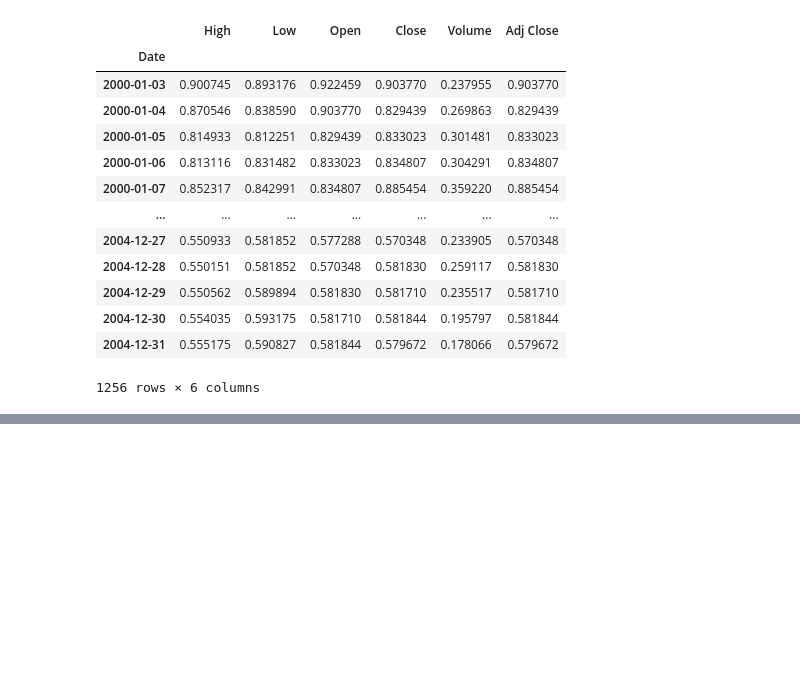
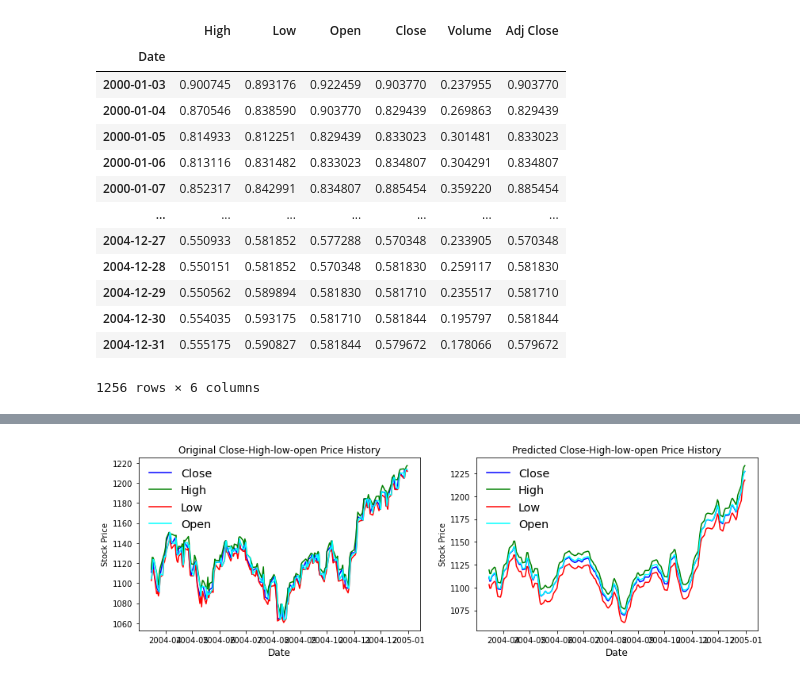
Before and after one commit to darouyc/SP_500, a Jupyter notebook: Devoir1.ipynb, the cells around one changed output, grey strips where cells are left out. Saved outputs shown, nothing was run; the diff lists cells and outputs as text; code cells hidden in the pictures; blank space fills up the shorter version.

```diff
--- a/Devoir1.ipynb
+++ b/Devoir1.ipynb
@@ -243,0 +326,60 @@ plt.legend()
+# %%
+# Simple plotting of Amazon Stock Price
+
+g, (bx1, bx2) = plt.subplots(1,2, figsize=(14,4))
+
+# First Subplot:"Close Price History"
+bx1.plot(sp_data.index[1054:], sp_data["Close"][1054:], color="blue", label='Close')
+bx1.set_xlabel("Date", fontsize=12)
+bx1.set_ylabel("Stock Price")
+bx1.set_title("Original Close-High-low-open Price History")
+
+# Second Subplot:"High Price History"
+bx1.plot(sp_data.index[1054:], sp_data["High"][1054:], color="green", label='High')
+bx1.set_xlabel("Date", fontsize=12)
+bx1.set_ylabel("Stock Price")
+
+# Third Subplot:Low Price History"
+bx1.plot(sp_data.index[1054:], sp_data["Low"][1054:], color="red", label='Low')
+bx1.set_xlabel("Date", fontsize=12)
+bx1.set_ylabel("Stock Price")
+
+# Forth Subplot:Open Price History"
+bx1.plot(sp_data.index[1054:], sp_data["Open"][1054:], color="cyan", label='Open')
+bx1.set_xlabel("Date", fontsize=12)
+bx1.set_ylabel("Stock Price")
+bx1.legend(loc='upper left', frameon=False, fontsize='x-large')
+
+#-----------------------------------------OriginaL----------------------------------
+# First Subplot:"Close Price History"
+bx2.plot(df_Result.index, df_Result["Close"], color="blue", label='Close')
+bx2.set_xlabel("Date", fontsize=12)
+bx2.set_ylabel("Stock Price")
+bx2.set_title("Predicted Close-High-low-open Price History")
+
+# Second Subplot:"High Price History"
+bx2.plot(df_Result.index, df_Result["High"], color="green", label='High')
+bx2.set_xlabel("Date", fontsize=12)
+bx2.set_ylabel("Stock Price")
+
+# Third Subplot:Low Price History"
+bx2.plot(df_Result.index, df_Result["Low"], color="red", label='Low')
+bx2.set_xlabel("Date", fontsize=12)
+bx2.set_ylabel("Stock Price")
+
+# Forth Subplot:Open Price History"
+bx2.plot(df_Result.index, df_Result["Open"], color="cyan" , label='Open')
+bx2.set_xlabel("Date", fontsize=12)
+bx2.set_ylabel("Stock Price")
+bx2.legend(loc='upper left', frameon=False, fontsize='x-large')
+
+
+
+# Fourth Subplot:"Volume History"
+# ax2.plot(df_Result.index, df_Result["Volume"], color="orange")
+# ax2.set_xlabel("Date", fontsize=12)
+# ax2.set_ylabel("Stock Price")
+# ax2.set_title("Volume History")
+plt.show()
+# %% [output]
+[figure, added]
```
Also changed, not shown: parts of 25 cells of this notebook, 3 other files.
